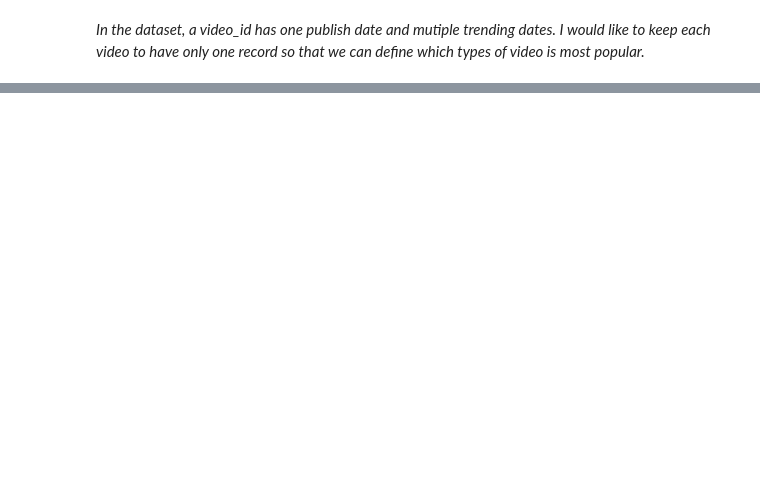
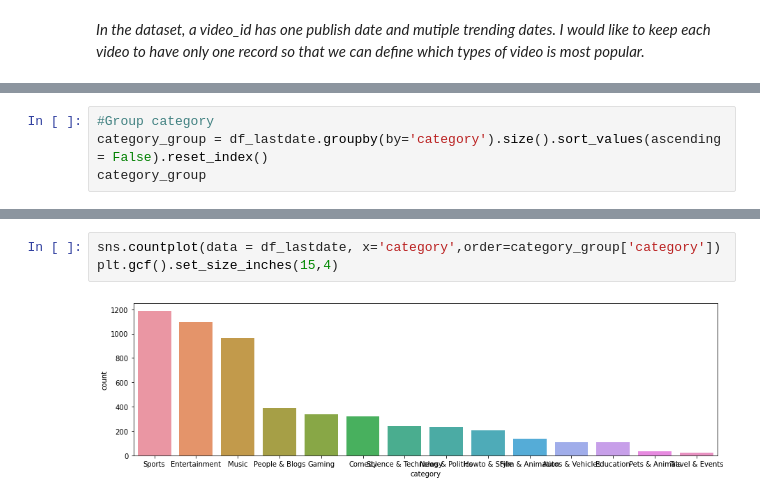
Before and after one commit to ubco-W2020WT1-data301/course-project-group_6007b, a Jupyter notebook: analysis/Kristy/milestone2.ipynb, the cells around one changed output, grey strips where cells are left out. Drawn from its saved outputs; the diff is of its cells as text; blank space fills up the shorter version.

Commit message:
updated data cleeaning process

```diff
--- a/analysis/Kristy/milestone2.ipynb
+++ b/analysis/Kristy/milestone2.ipynb
@@ -95,0 +137,4 @@ profiling
+# %%
+#Group category
+category_group = df_lastdate.groupby(by='category').size().sort_values(ascending = False).reset_index()
+category_group
@@ -95,0 +157,5 @@ profiling
+# %%
+sns.countplot(data = df_lastdate, x='category',order=category_group['category'])
+plt.gcf().set_size_inches(15,4)
+# %% [output]
+[figure, added]
```
Also changed, not shown: parts of 15 cells of this notebook.
